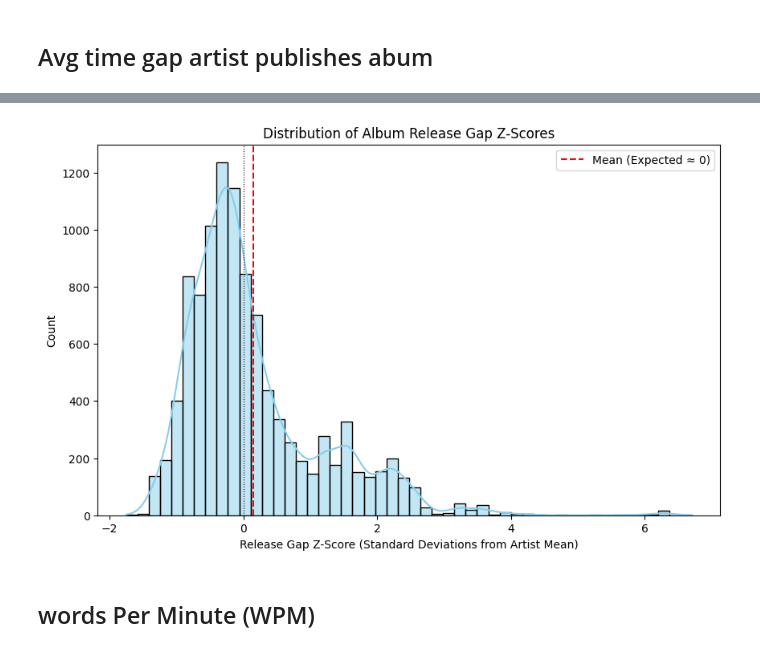
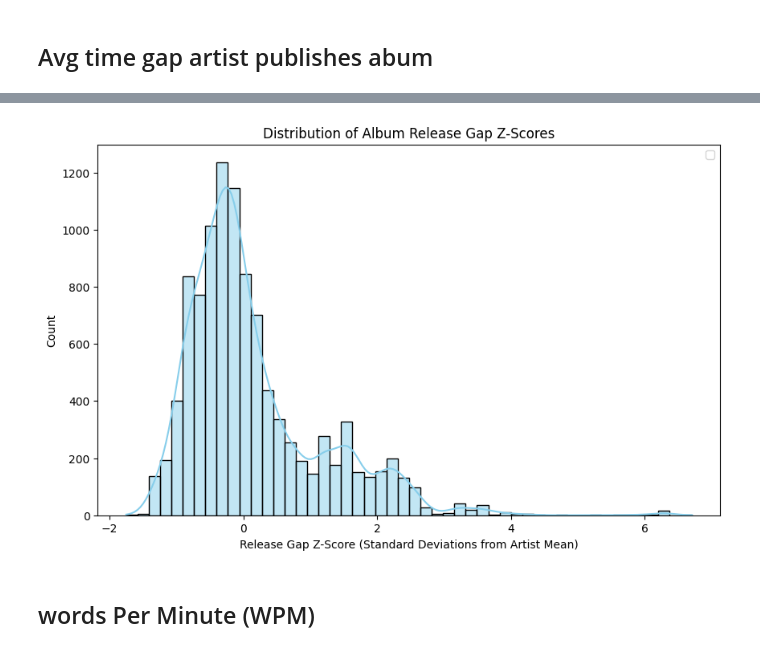
Before and after one commit to Syreel/DataMining, a Jupyter notebook: data_feature_engineering.ipynb, the cells around one changed output, grey strips where cells are left out. Saved outputs shown, nothing was run; the diff lists cells and outputs as text; code cells hidden in the pictures.

```diff
--- a/data_feature_engineering.ipynb
+++ b/data_feature_engineering.ipynb
@@ -379,24 +370,23 @@ TR505182          tedua           2018-03-02            0.067401
 # %%
 plt.figure(figsize=(10, 6))
 # Plot the histogram (bars) and the smoothed KDE line
 sns.histplot(
     data=df,
     x='release_gap_zscore',
     kde=True,
     bins=50,  # Use more bins for smoother visualization
     color='skyblue'
 )
 
 # Add standard normal distribution lines for reference
-plt.axvline(df['release_gap_zscore'].mean(), color='red', linestyle='--', label='Mean (Expected ≈ 0)')
-plt.axvline(0, color='black', linestyle=':', linewidth=0.8)
+
 
 plt.title('Distribution of Album Release Gap Z-Scores')
 plt.xlabel('Release Gap Z-Score (Standard Deviations from Artist Mean)')
 plt.legend()
 plt.show()
 # %% [output]
-[figure, old version]
+[figure, new version]
 # %% [markdown]
 ## words Per Minute (WPM)
 # %%
```
Also changed, not shown: parts of 6 cells of this notebook.
